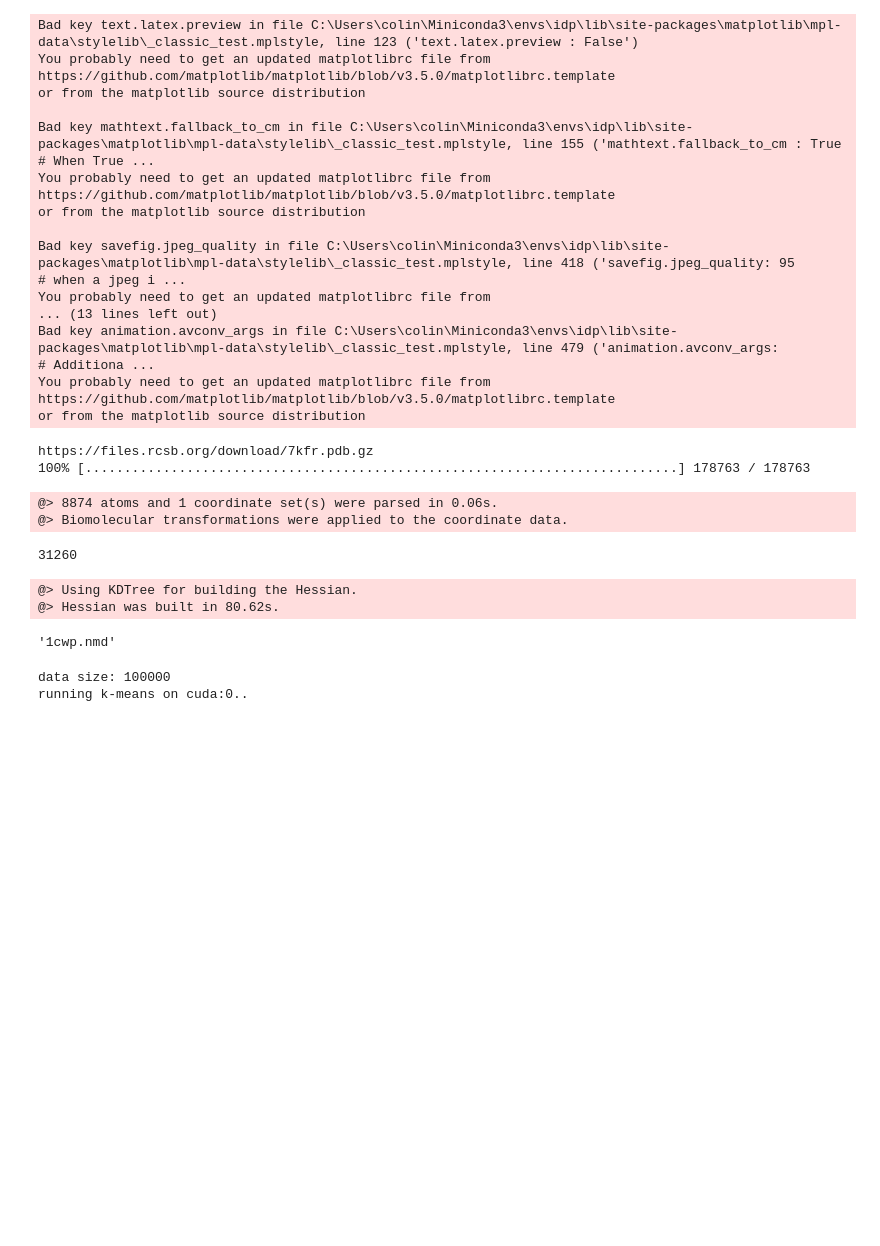
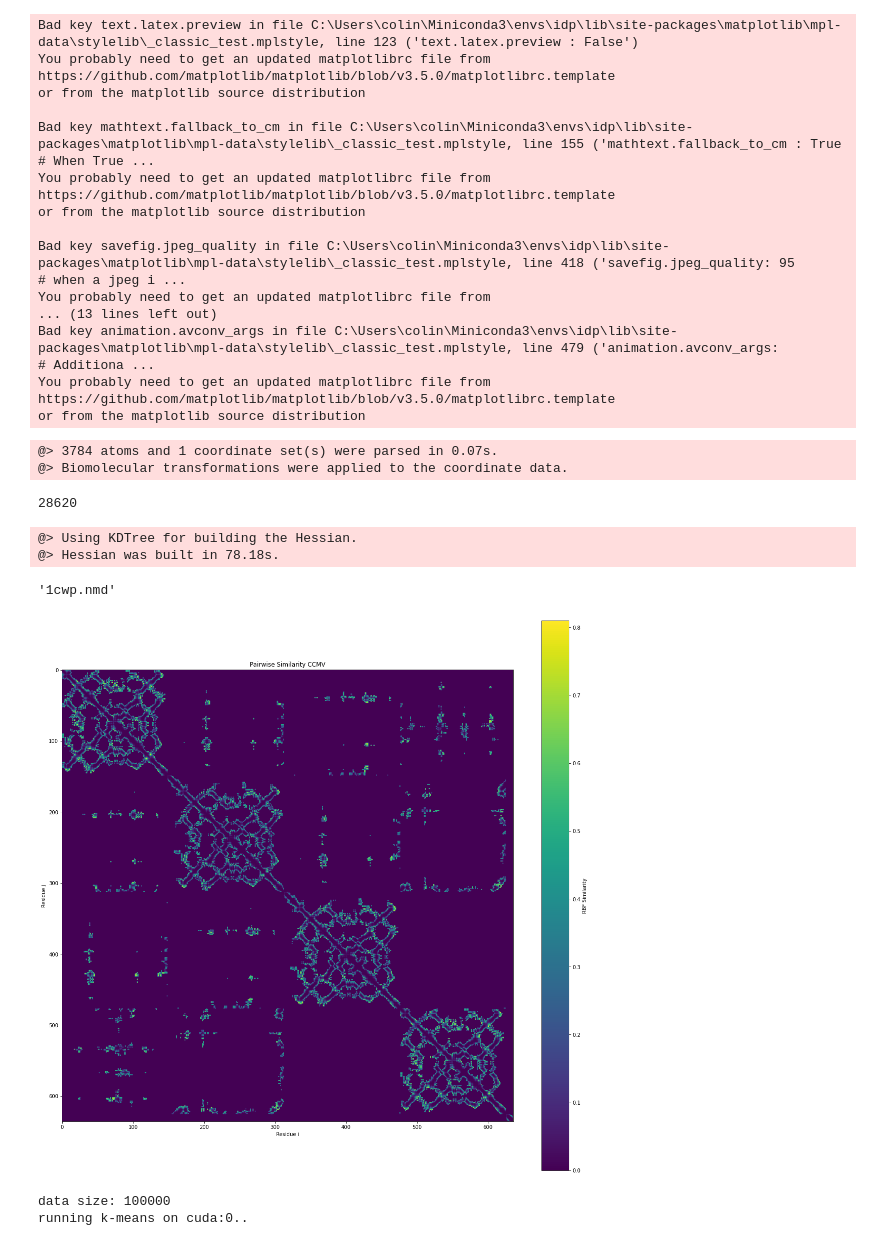
Before and after one commit to luquelab/mechanical_subdivision_ProDy, a Jupyter notebook: src/domainDecomposition-DESKTOP-L31MQOL.ipynb, the cells around one changed output. Saved outputs shown, nothing was run; the diff lists cells and outputs as text; code cells hidden in the pictures; blank space fills up the shorter version.

```diff
--- a/src/domainDecomposition-DESKTOP-L31MQOL.ipynb
+++ b/src/domainDecomposition-DESKTOP-L31MQOL.ipynb
@@ -33,8 +33,8 @@ You probably need to get an updated matplotlibrc file from
 https://github.com/matplotlib/matplotlib/blob/v3.5.0/matplotlibrc.template
 or from the matplotlib source distribution
 # %%
-pdb = '7kfr'
-n_modes = 30
+pdb = '1cwp'
+n_modes = 90
 filename = pdb + '.pdb'
 
 if not os.path.exists(filename):
@@ -44,9 +44,6 @@ if not os.path.exists(filename):
     with gzip.open(vdb_filename, 'rb') as f_in:
         with open(filename, 'wb') as f_out:
            shutil.copyfileobj(f_in, f_out)
-# %% [output]
-https://files.rcsb.org/download/7kfr.pdb.gz
-100% [............................................................................] 178763 / 178763
 # %%
 capsid = parsePDB(filename, biomol=True)
 
@@ -55,9 +52,9 @@ n = calphas.getCoords().shape[0]
 print(n)
 cutoff = 10
 # %% [output]
-@> 8874 atoms and 1 coordinate set(s) were parsed in 0.06s.
+@> 3784 atoms and 1 coordinate set(s) were parsed in 0.07s.
 @> Biomolecular transformations were applied to the coordinate data.
-31260
+28620
 # %%
 type = 'anm'
 if type == 'anm':
@@ -84,7 +81,7 @@ elif type == 'gnm':
     model = gnm
 # %% [output]
 @> Using KDTree for building the Hessian.
-@> Hessian was built in 80.62s.
+@> Hessian was built in 78.18s.
 # %%
 writeNMD('1cwp.nmd',model, calphas)
 # %% [output]
@@ -145,6 +142,16 @@ sims = -sigma * d ** 2
 data = sims.data
 data = np.exp(data)
 sims.data = data
+# %%
+fig, ax = plt.subplots(figsize=(20,20))
+a = ax.imshow(sims[:int(n/45),:int(n/45)].todense())
+ax.set_title('Pairwise Similarity CCMV')
+ax.set_xlabel('Residue i')
+ax.set_ylabel('Residue j')
+cb = fig.colorbar(a)
+cb.set_label('RBF Similarity')
+# %% [output]
+[figure, added]
 # %%
 def embedding(n_evecs, sims):
     print('Performing Spectral Embedding')
```
Also changed, not shown: 10 other files.
